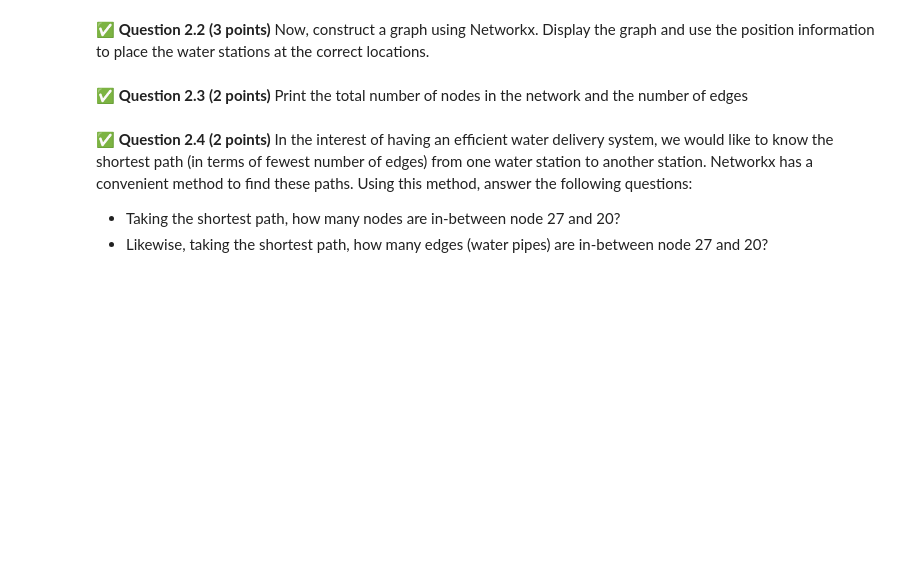
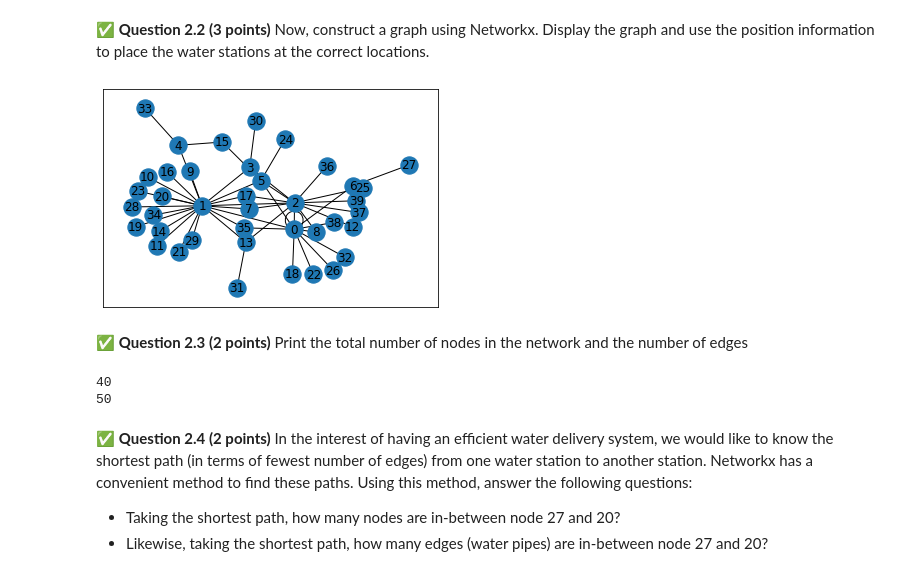
Before and after one commit to ryn-vw/CMSE202-f23-turnin, a Jupyter notebook: FINAL!/CMSE202-3 Final, Ryn VW.ipynb, the cells around one changed output. Saved outputs shown, nothing was run; the diff lists cells and outputs as text; code cells hidden in the pictures; blank space fills up the shorter version.

```diff
--- a/FINAL!/CMSE202-3 Final, Ryn VW.ipynb
+++ b/FINAL!/CMSE202-3 Final, Ryn VW.ipynb
@@ -76,11 +77,15 @@ https://raw.githubusercontent.com/msu-cmse-courses/cmse202-supplemental-data/mai
 https://raw.githubusercontent.com/msu-cmse-courses/cmse202-supplemental-data/main/data/h2o_position.txt
 # %%
 # Put your code here:
-adj=pd.read_csv('h2o_adj.txt')
+adj=pd.read_csv('h2o_adj.txt', header=None)
 pos=pd.read_csv('h2o_position.txt')
 # %% [markdown]
 &#9989; **Question 2.2 (3 points)** Now, construct a graph using Networkx. Display the graph and use the position information to place the water stations at the correct locations.
 # %%
 # Put your code here:
+graph= nx.Graph(adj)
+nx.draw_networkx(graph)
+# %% [output]
+[figure, added]
 # %% [markdown]
 &#9989; **Question 2.3 (2 points)** Print the total number of nodes in the network and the number of edges
@@ -89,3 +92,12 @@ pos=pd.read_csv('h2o_position.txt')
+# %%
+# Put your code here:
+print(graph.number_of_nodes())
+print(graph.number_of_edges())
+
+#used https://networkx.org/documentation/stable/reference/classes/generated/networkx.Graph.number_of_nodes.html
+# %% [output]
+40
+50
 # %% [markdown]
 &#9989; **Question 2.4 (2 points)** In the interest of having an efficient water delivery system, we would like to know the shortest path (in terms of fewest number of edges) from one water station to another station.  Networkx has a convenient method to find these paths.  Using this method, answer the following questions:
 * Taking the shortest path, how many nodes are in-between node 27 and 20?
```
Also changed, not shown: parts of 5 cells of this notebook.
